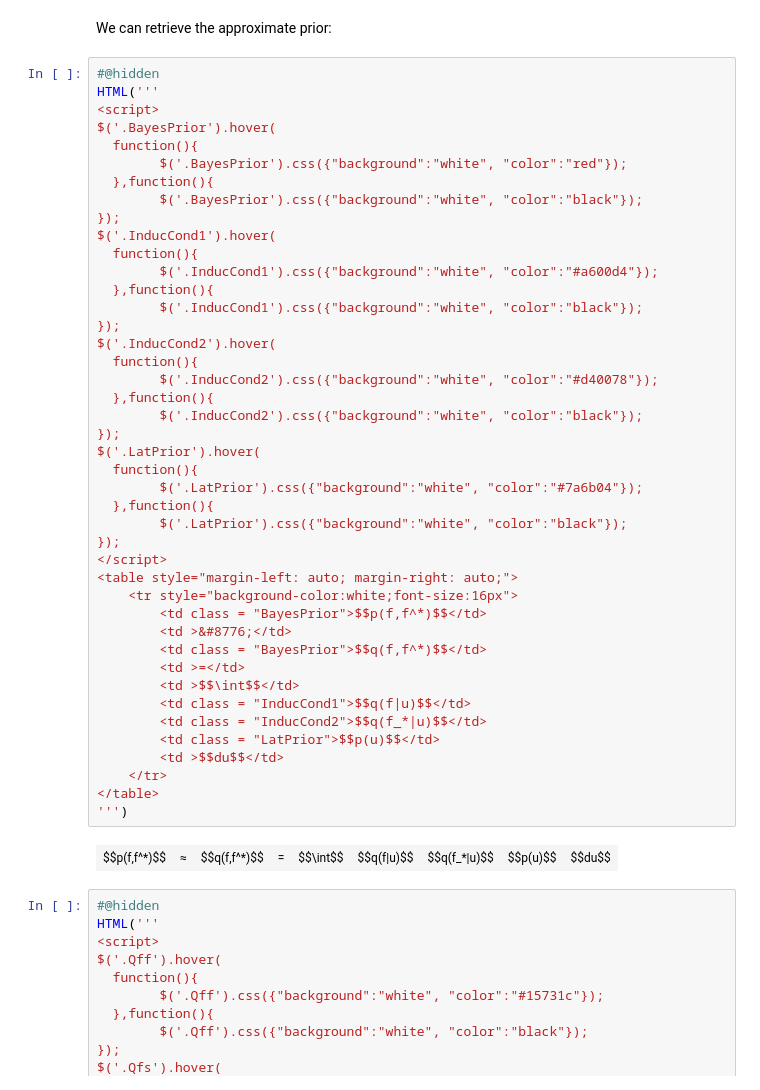
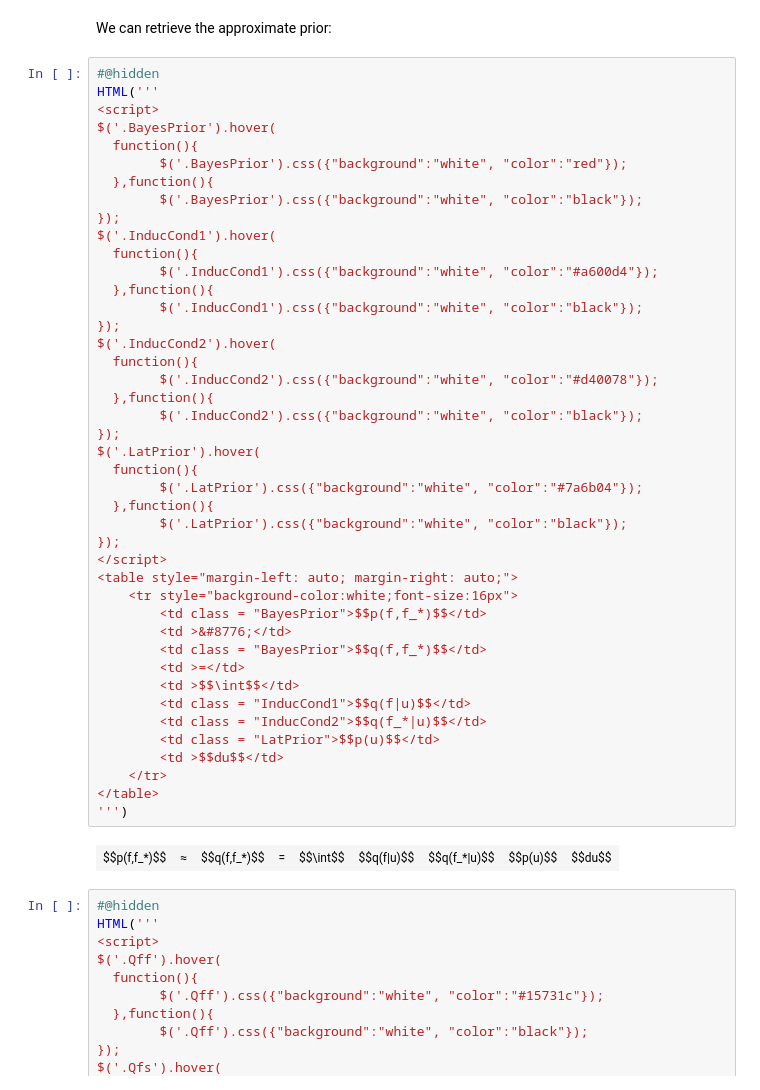
Before and after one commit to panukorn17/COMP0168-Machine-Learning-Seminar, a Jupyter notebook: Sparse GP Demo.ipynb, the cells around one changed output. Drawn from its saved outputs; the diff is of its cells as text.

```diff
--- a/Sparse GP Demo.ipynb
+++ b/Sparse GP Demo.ipynb
@@ -579,36 +579,36 @@ $('.InducCond1').hover(
         $('.InducCond1').css({"background":"white", "color":"#a600d4"});
   },function(){
         $('.InducCond1').css({"background":"white", "color":"black"});
 });
 $('.InducCond2').hover(
   function(){
         $('.InducCond2').css({"background":"white", "color":"#d40078"});
   },function(){
         $('.InducCond2').css({"background":"white", "color":"black"});
 });
 $('.LatPrior').hover(
   function(){
         $('.LatPrior').css({"background":"white", "color":"#7a6b04"});
   },function(){
         $('.LatPrior').css({"background":"white", "color":"black"});
 });
 </script>
 <table style="margin-left: auto; margin-right: auto;">
     <tr style="background-color:white;font-size:16px">
-        <td class = "BayesPrior">$$p(f,f^*)$$</td>
+        <td class = "BayesPrior">$$p(f,f_*)$$</td>
         <td >&#8776;</td>
-        <td class = "BayesPrior">$$q(f,f^*)$$</td>
+        <td class = "BayesPrior">$$q(f,f_*)$$</td>
         <td >=</td>
         <td >$$\int$$</td>
         <td class = "InducCond1">$$q(f|u)$$</td>
         <td class = "InducCond2">$$q(f_*|u)$$</td>
         <td class = "LatPrior">$$p(u)$$</td>
         <td >$$du$$</td>
     </tr>
 </table>
 ''')
 # %% [output]
-| $$p(f,f^*)$$ | ≈ | $$q(f,f^*)$$ | = | $$\int$$ | $$q(f|u)$$ | $$q(f_*|u)$$ | $$p(u)$$ | $$du$$ |
+| $$p(f,f_*)$$ | ≈ | $$q(f,f_*)$$ | = | $$\int$$ | $$q(f|u)$$ | $$q(f_*|u)$$ | $$p(u)$$ | $$du$$ |
 # %%
 #@hidden
 HTML('''
```
Also changed, not shown: parts of 14 cells of this notebook.
